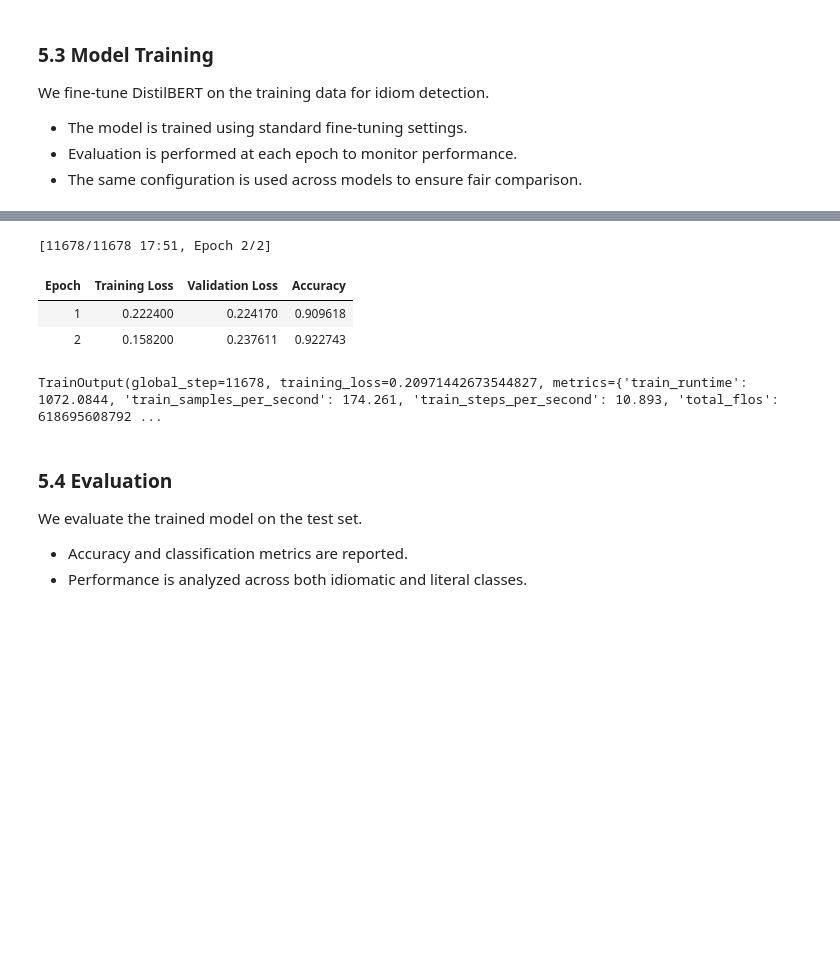
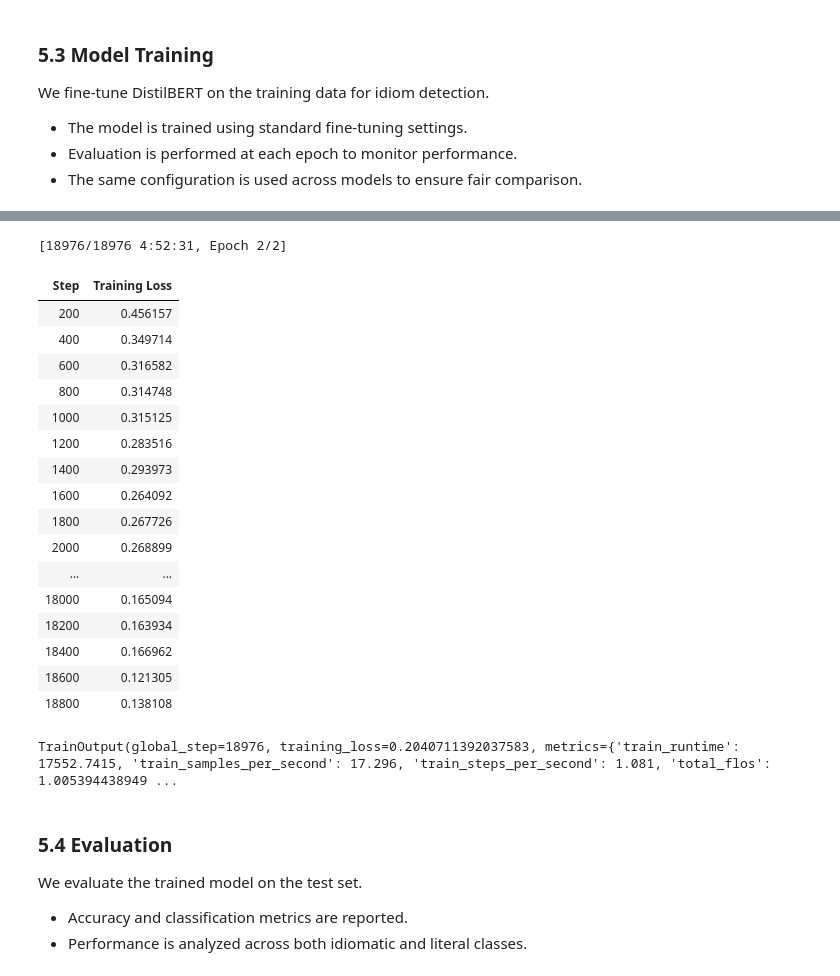
Before and after one commit to aymanshar/IdiomX, a Jupyter notebook: notebooks/Task1_idiom_detection_Benchmark.ipynb, the cells around one changed output, grey strips where cells are left out. Saved outputs shown, nothing was run; the diff lists cells and outputs as text; code cells hidden in the pictures; blank space fills up the shorter version.

```diff
--- a/notebooks/Task1_idiom_detection_Benchmark.ipynb
+++ b/notebooks/Task1_idiom_detection_Benchmark.ipynb
@@ -130,7 +130,7 @@ This ensures:
 from datasets import load_dataset
 
 HF_DATASET_NAME = "aymansharara/IdiomX"
-HF_CONFIG_NAME = "idiomx_high_quality"  # <-- confirm exact name
+HF_CONFIG_NAME = "idiomx_full"  # <-- confirm exact name
 
 dataset = load_dataset(HF_DATASET_NAME, HF_CONFIG_NAME)
 
@@ -155,14 +151,11 @@ We merge the released high-quality splits into one dataset, then keep only the c
 
 A new leakage-aware split will be created later for the benchmark.
 # %%
-# 2.2 Merge high-quality splits and keep Task 1 columns
+# 2.2
 
 # Convert Hugging Face splits to pandas
-df_train_raw = dataset["idiomx_high_quality_train"].to_pandas()
-df_test_raw = dataset["idiomx_high_quality_test"].to_pandas()
+df_raw = dataset["full"].to_pandas()
 
-# Merge both released splits before building our own benchmark split
-df_raw = pd.concat([df_train_raw, df_test_raw], ignore_index=True)
 
 # Keep only columns needed for Task 1
 task1_columns = [
@@ -297 +290,26 @@ label
 Name: proportion, dtype: float64
+# %%
+def augment_weak_context(df):
+    rows = []
+
+    sample_df = df.sample(min(2000, len(df)), random_state=42)
+
+    for _, row in sample_df.iterrows():
+        idiom = row["idiom_canonical"]
+
+        # Idiomatic (weak context)
+        rows.append({"example_normalized": idiom, "label": 1})
+        rows.append({"example_normalized": f"she {idiom}", "label": 1})
+
+        # Literal (VERY IMPORTANT - balance)
+        rows.append({"example_normalized": f"{idiom} on the floor", "label": 0})
+        rows.append({"example_normalized": f"{idiom} in the cup", "label": 0})
+
+    return pd.DataFrame(rows)
+# %%
+# === DATA AUGMENTATION (ONCE FOR ALL MODELS) ===
+
+df_aug = augment_weak_context(df_train)
+df_train = pd.concat([df_train, df_aug], ignore_index=True)
+
+print("New train size:", len(df_train))
@@ -502,7 +525,7 @@ We fine-tune DistilBERT on the training data for idiom detection.
 - Evaluation is performed at each epoch to monitor performance.
 - The same configuration is used across models to ensure fair comparison.
 # %%
-# 5.3 Train DistilBERT
+# 5.3 Train DistilBERT (compatible minimal version)
 
 from transformers import AutoModelForSequenceClassification, TrainingArguments, Trainer
 from sklearn.metrics import accuracy_score
@@ -524,10 +547,8 @@ training_args = TrainingArguments(
     learning_rate=2e-5,
     per_device_train_batch_size=16,
     per_device_eval_batch_size=16,
-    num_train_epochs=2,  # fast but strong baseline
+    num_train_epochs=2,
     weight_decay=0.01,
-    evaluation_strategy="epoch",
-    save_strategy="no",  # avoid too many checkpoints
     logging_steps=200,
     seed=SEED
 )
@@ -537,7 +558,6 @@ trainer = Trainer(
     args=training_args,
     train_dataset=train_ds,
     eval_dataset=test_ds,
-    tokenizer=tokenizer,
     compute_metrics=compute_metrics
 )
 
@@ -548,8 +582,22 @@ You should probably TRAIN this model on a down-stream task to be able to use it
-[11678/11678 17:51, Epoch 2/2]
+[18976/18976 4:52:31, Epoch 2/2]
-| Epoch | Training Loss | Validation Loss | Accuracy |
-| 1 | 0.222400 | 0.224170 | 0.909618 |
-| 2 | 0.158200 | 0.237611 | 0.922743 |
+| Step | Training Loss |
+| 200 | 0.456157 |
+| 400 | 0.349714 |
+| 600 | 0.316582 |
+| 800 | 0.314748 |
+| 1000 | 0.315125 |
+| 1200 | 0.283516 |
+| 1400 | 0.293973 |
+| 1600 | 0.264092 |
+| 1800 | 0.267726 |
+| 2000 | 0.268899 |
+| ... | ... |
+| 18000 | 0.165094 |
+| 18200 | 0.163934 |
+| 18400 | 0.166962 |
+| 18600 | 0.121305 |
+| 18800 | 0.138108 |
-TrainOutput(global_step=11678, training_loss=0.20971442673544827, metrics={'train_runtime': 1072.0844, 'train_samples_per_second': 174.261, 'train_steps_per_second': 10.893, 'total_flos': 618695608792 ...
+TrainOutput(global_step=18976, training_loss=0.2040711392037583, metrics={'train_runtime': 17552.7415, 'train_samples_per_second': 17.296, 'train_steps_per_second': 1.081, 'total_flos': 1.005394438949 ...
 # %% [markdown]
 ### 5.4 Evaluation
 
```
Also changed, not shown: parts of 26 cells of this notebook, 5 other files.
